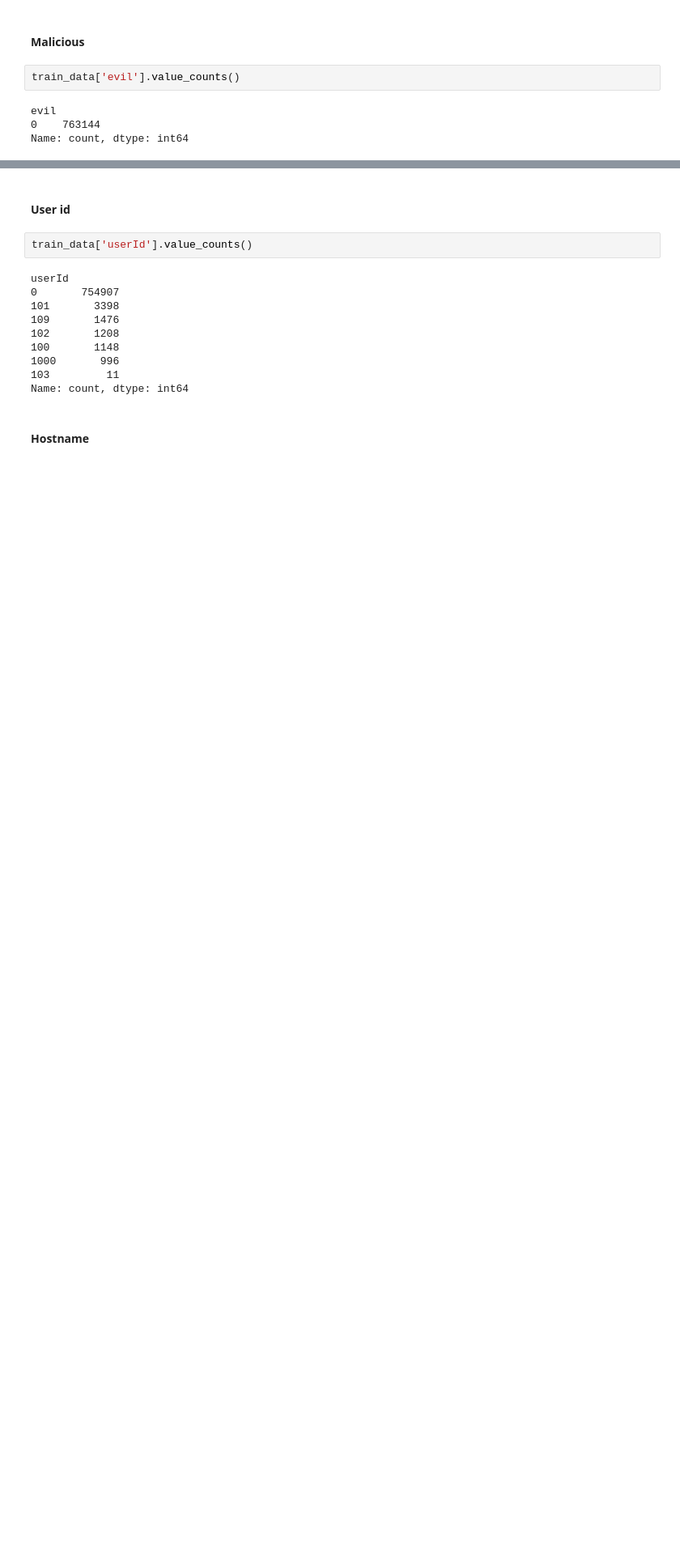
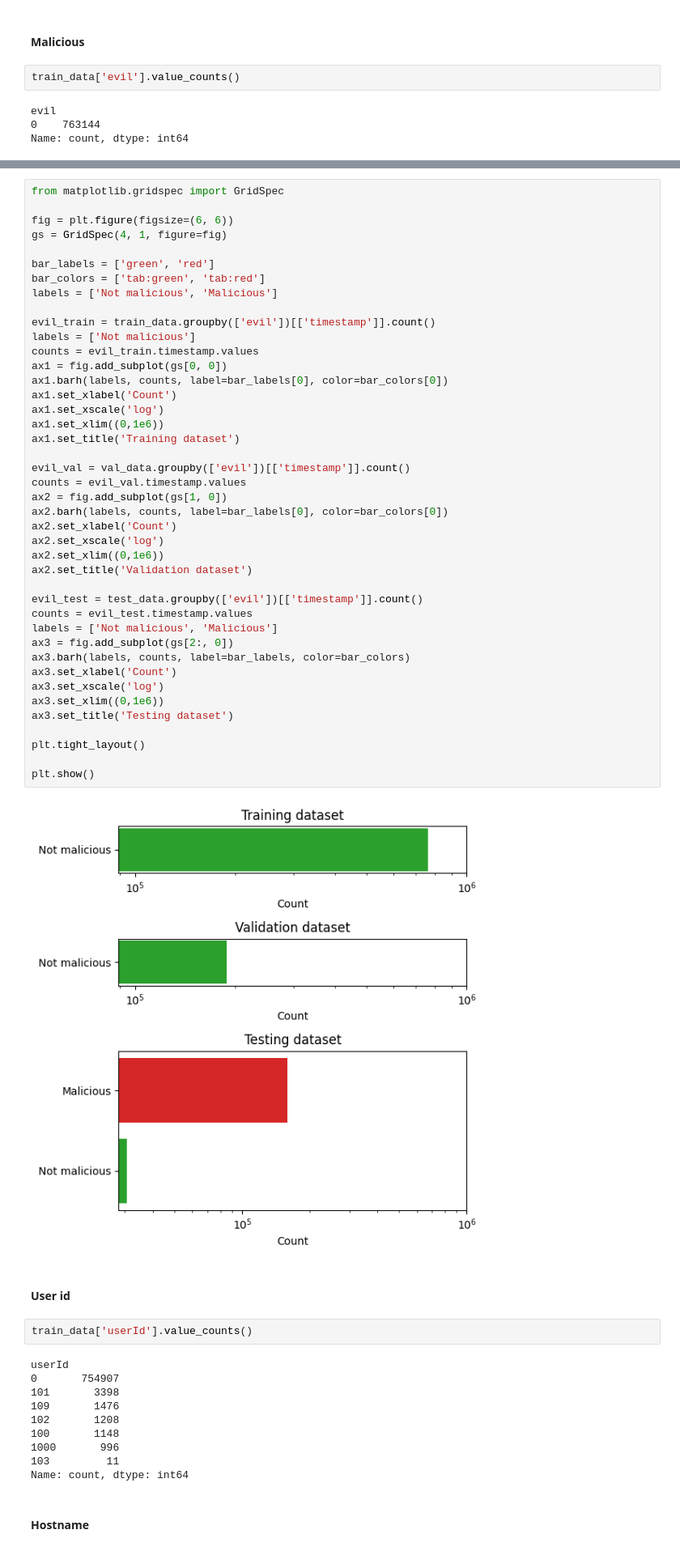
Before and after one commit to moryba/Beth-project, a Jupyter notebook: Data analysis/data analysis.ipynb, the cells around one changed output, grey strips where cells are left out. Shown at 81% size. Cells and saved outputs as stored; diff of their text form; blank space fills up the shorter version.

```diff
--- a/Data analysis/data analysis.ipynb
+++ b/Data analysis/data analysis.ipynb
@@ -600,3 +606,47 @@ Name: count, dtype: int64
+# %%
+from matplotlib.gridspec import GridSpec
+
+fig = plt.figure(figsize=(6, 6))
+gs = GridSpec(4, 1, figure=fig)
+
+bar_labels = ['green', 'red']
+bar_colors = ['tab:green', 'tab:red']
+labels = ['Not malicious', 'Malicious']
+
+evil_train = train_data.groupby(['evil'])[['timestamp']].count()
+labels = ['Not malicious']
+counts = evil_train.timestamp.values
+ax1 = fig.add_subplot(gs[0, 0])
+ax1.barh(labels, counts, label=bar_labels[0], color=bar_colors[0])
+ax1.set_xlabel('Count')
+ax1.set_xscale('log')
+ax1.set_xlim((0,1e6))
+ax1.set_title('Training dataset')
+
+evil_val = val_data.groupby(['evil'])[['timestamp']].count()
+counts = evil_val.timestamp.values
+ax2 = fig.add_subplot(gs[1, 0])
+ax2.barh(labels, counts, label=bar_labels[0], color=bar_colors[0])
+ax2.set_xlabel('Count')
+ax2.set_xscale('log')
+ax2.set_xlim((0,1e6))
+ax2.set_title('Validation dataset')
+
+evil_test = test_data.groupby(['evil'])[['timestamp']].count()
+counts = evil_test.timestamp.values
+labels = ['Not malicious', 'Malicious']
+ax3 = fig.add_subplot(gs[2:, 0])
+ax3.barh(labels, counts, label=bar_labels, color=bar_colors)
+ax3.set_xlabel('Count')
+ax3.set_xscale('log')
+ax3.set_xlim((0,1e6))
+ax3.set_title('Testing dataset')
+
+plt.tight_layout()
+
+plt.show()
+# %% [output]
+[figure, added]
 # %% [markdown]
 #### User id
 # %%
```
Also changed, not shown: parts of 1 cell of this notebook, 2 other files.
